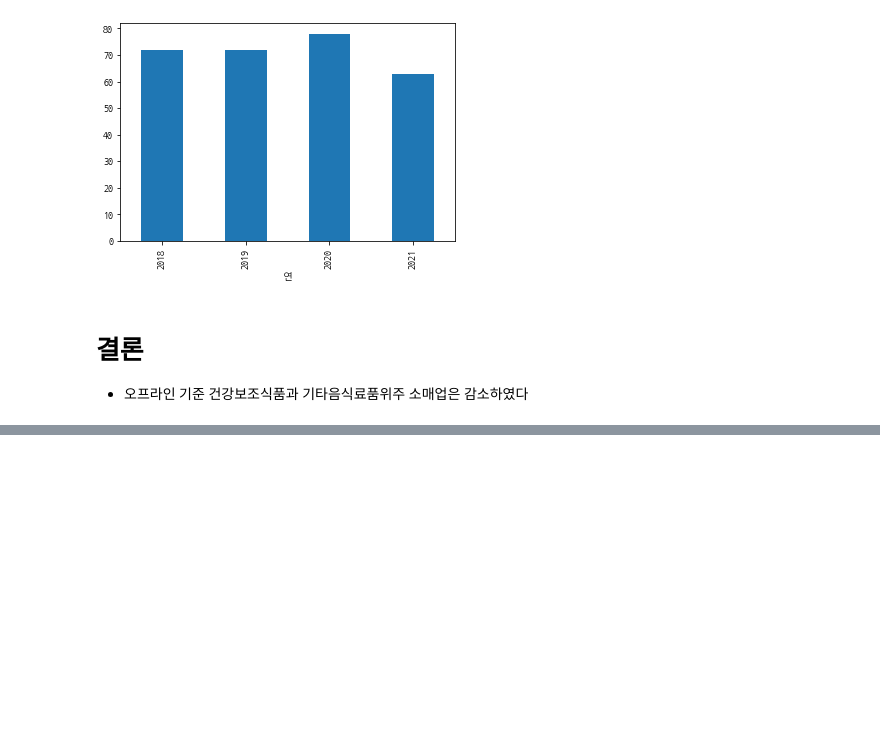
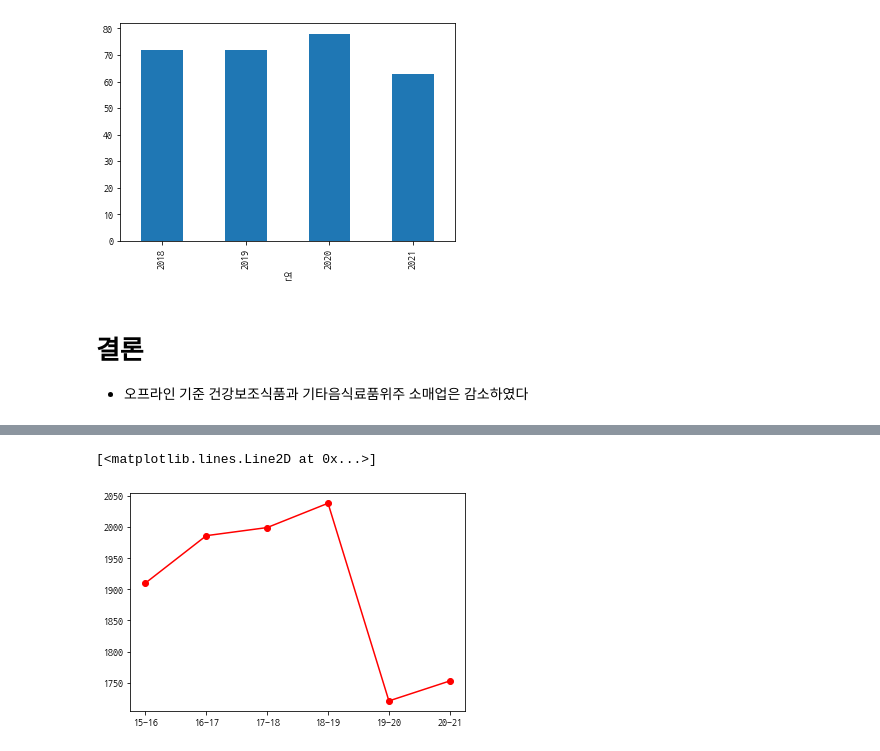
Before and after one commit to minwooking/Data_Crawling_And_Data_analysis, a Jupyter notebook: 홀푸드코리아/건강기능식품분석.ipynb, the cells around one changed output, grey strips where cells are left out. Saved outputs shown, nothing was run; the diff lists cells and outputs as text; code cells hidden in the pictures; blank space fills up the shorter version.

```diff
--- a/홀푸드코리아/건강기능식품분석.ipynb
+++ b/홀푸드코리아/건강기능식품분석.ipynb
@@ -99,0 +135,5 @@ df[df.업종명=='기타음식료품위주종합소매업'].groupby([df.연]).
+# %%
+plt.plot(df3['연산'][::-1],df3['면적(ha)'][::-1],'ro-',label = '면적(ha')
+# %% [output]
+[<matplotlib.lines.Line2D at 0x...>]
+[figure, added]
```
Also changed, not shown: parts of 8 cells of this notebook.
